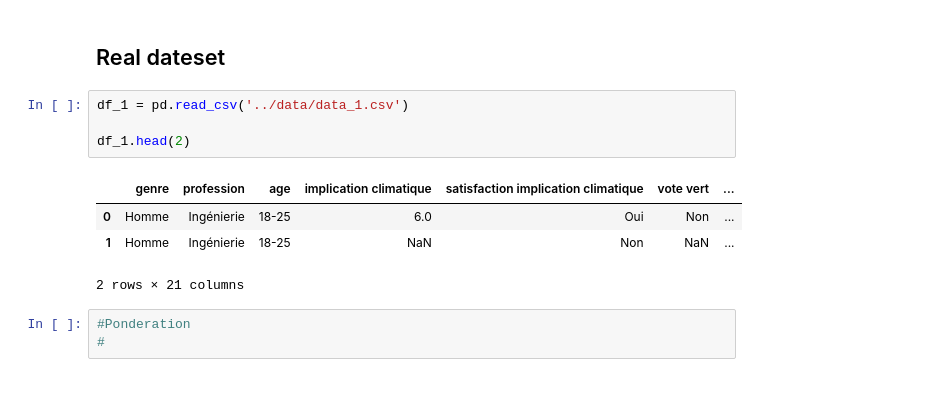
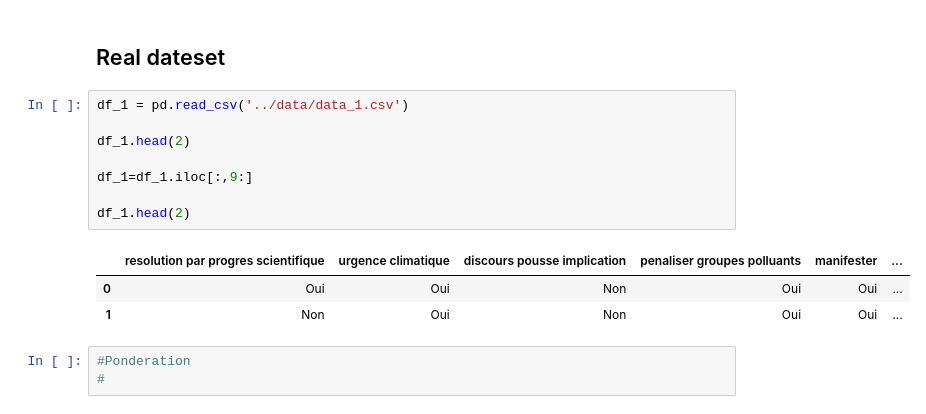
Before and after one commit to Ahmedounet/psycho_sociale, a Jupyter notebook: shs/projet/python_docs/groupe B.ipynb, the cells around one changed output. Saved outputs shown, nothing was run; the diff lists cells and outputs as text; blank space fills up the shorter version.

```diff
--- a/shs/projet/python_docs/groupe B.ipynb
+++ b/shs/projet/python_docs/groupe B.ipynb
@@ -6,12 +6,15 @@ import pandas as pd
 # %%
 df_1 = pd.read_csv('../data/data_1.csv')
 
 df_1.head(2)
+
+df_1=df_1.iloc[:,9:]
+
+df_1.head(2)
 # %% [output]
-|  | genre | profession | age | implication climatique | satisfaction implication climatique | vote vert | ... |
-| 0 | Homme | Ingénierie | 18-25 | 6.0 | Oui | Non | ... |
-| 1 | Homme | Ingénierie | 18-25 | NaN | Non | NaN | ... |
+|  | resolution par progres scientifique | urgence climatique | discours pousse implication | penaliser groupes polluants | manifester | ... |
+| 0 | Oui | Oui | Non | Oui | Oui | ... |
+| 1 | Non | Oui | Non | Oui | Oui | ... |
-2 rows × 21 columns
 # %%
 #Ponderation
 #
```
